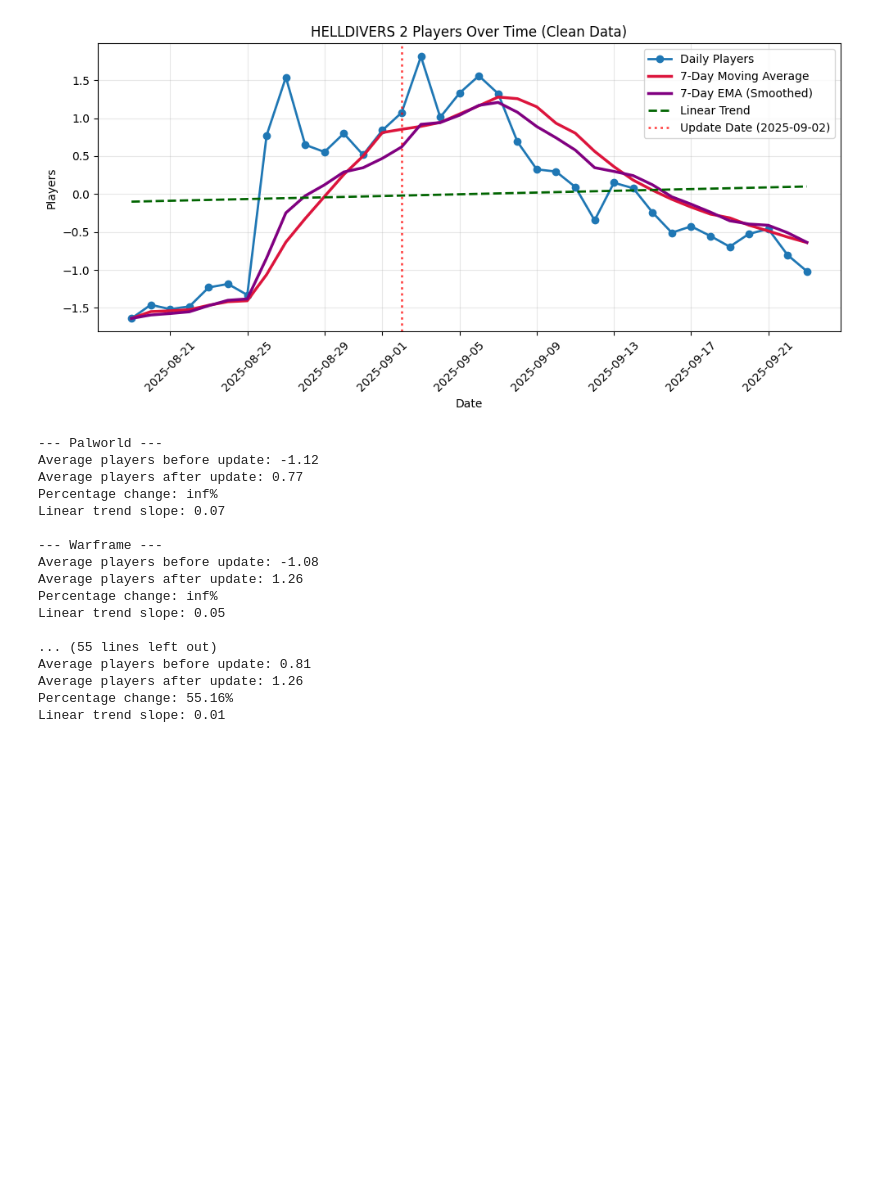
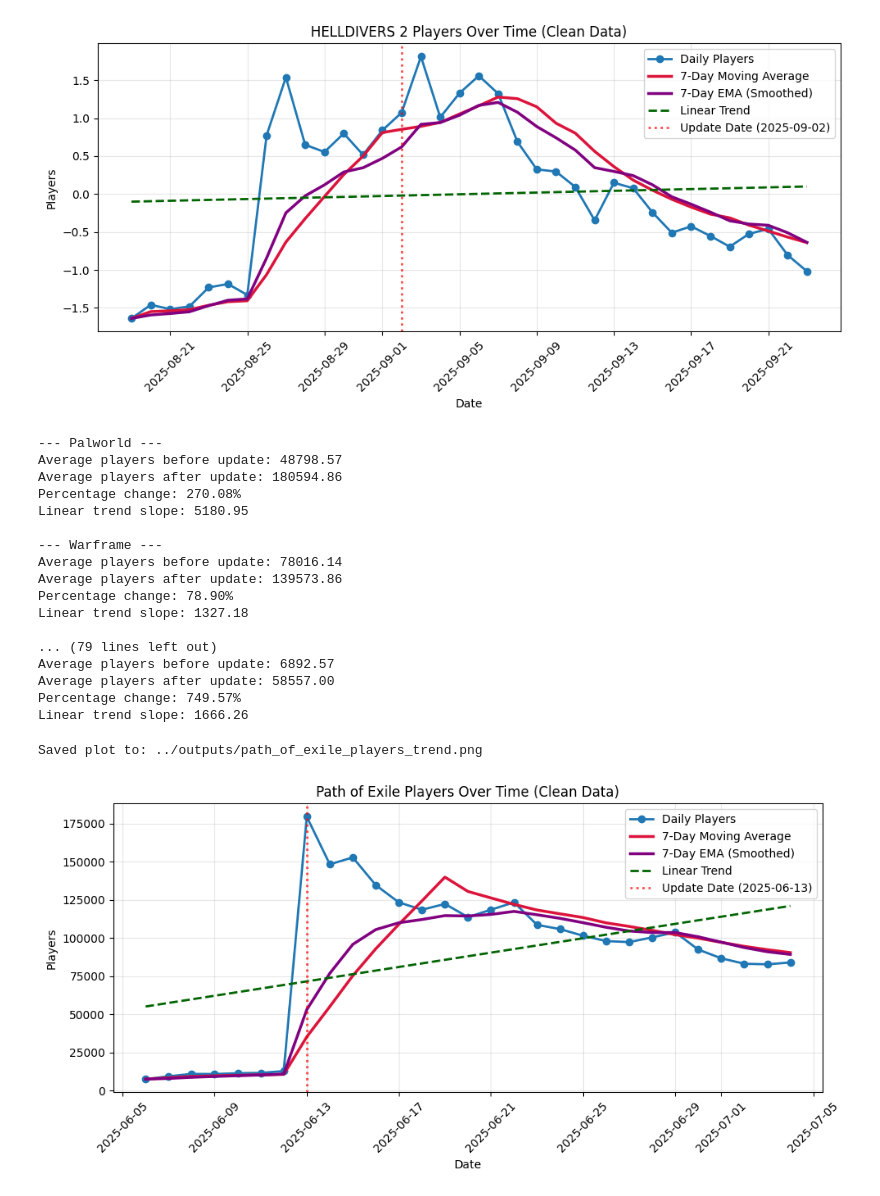
Before and after one commit to ttra0045-spec/ecc3479-project, a Jupyter notebook: code/Trend Code.ipynb, the cells around one changed output. Drawn from its saved outputs; the diff is of its cells as text; code cells hidden in the pictures; blank space fills up the shorter version.

```diff
--- a/code/Trend Code.ipynb
+++ b/code/Trend Code.ipynb
@@ -545,7 +545,11 @@ games = [
     {"name": "Apex Legends", "file": "../data:clean/apex_legends_2025-01-28_to_2025-03-04.csv", "update": "2025-02-11"},
     {"name": "Destiny 2", "file": "../data:clean/destiny_2_2024-09-24_to_2024-10-29.csv", "update": "2024-10-08"},
     {"name": "No Man's Sky", "file": "../data:clean/no_man_s_sky_2025-01-15_to_2025-02-19.csv", "update": "2025-01-29"},
-    {"name": "HELLDIVERS 2", "file": "../data:clean/helldivers_2_2025-08-19_to_2025-09-23.csv", "update": "2025-09-02"}
+    {"name": "HELLDIVERS 2", "file": "../data:clean/helldivers_2_2025-08-19_to_2025-09-23.csv", "update": "2025-09-02"},
+    {"name": "Path of Exile", "file": "../data:clean/path_of_exile_2025-06-06_to_2025-07-04.csv", "update": "2025-06-13"},
+    {"name": "Rainbow Six Siege", "file": "../data:clean/rainbow_six_siege_2024-08-19_to_2024-09-16.csv", "update": "2024-08-26"},
+    {"name": "The Finals", "file": "../data:clean/the_finals_2024-12-05_to_2025-01-02.csv", "update": "2024-12-12"},
+    {"name": "V Rising", "file": "../data:clean/v_rising_2025-04-21_to_2025-05-19.csv", "update": "2025-04-28"}
 ]
 
 # Run the analysis for each game and store the results
@@ -573,19 +577,60 @@ for name, data in results.items():
     print(f"Linear trend slope: {data['slope']:.2f}\n")
 # %% [output]
 --- Palworld ---
-Average players before update: -1.12
-Average players after update: 0.77
-Percentage change: inf%
-Linear trend slope: 0.07
+Average players before update: 48798.57
+Average players after update: 180594.86
+Percentage change: 270.08%
+Linear trend slope: 5180.95
 
 --- Warframe ---
-Average players before update: -1.08
-Average players after update: 1.26
-Percentage change: inf%
-Linear trend slope: 0.05
+Average players before update: 78016.14
+Average players after update: 139573.86
+Percentage change: 78.90%
+Linear trend slope: 1327.18
 
-... (55 lines left out)
-Average players before update: 0.81
-Average players after update: 1.26
-Percentage change: 55.16%
-Linear trend slope: 0.01
+... (79 lines left out)
+Average players before update: 6892.57
+Average players after update: 58557.00
+Percentage change: 749.57%
+Linear trend slope: 1666.26
+# %%
+import os
+import pandas as pd
+import matplotlib.pyplot as plt
+import numpy as np
+
+file_path = "../data:clean/path_of_exile_2025-06-06_to_2025-07-04.csv"
+output_path = "../outputs/path_of_exile_players_trend.png"
+os.makedirs(os.path.dirname(output_path), exist_ok=True)
+
+df = pd.read_csv(file_path)
+
+df["DateTime"] = pd.to_datetime(df["DateTime"])
+df = df.sort_values("DateTime")
+df["MA_7"] = df["Players"].rolling(window=7, min_periods=1).mean()
+df["EMA_7"] = df["Players"].ewm(span=7, adjust=False).mean()
+
+# Build a simple linear trend line across days.
+df["DayIndex"] = (df["DateTime"] - df["DateTime"].min()).dt.days
+trend_coef = np.polyfit(df["DayIndex"], df["Players"], 1)
+df["Trend"] = np.polyval(trend_coef, df["DayIndex"])
+
+plt.figure(figsize=(10, 5))
+plt.plot(df["DateTime"], df["Players"], marker="o", linewidth=2, label="Daily Players")
+plt.plot(df["DateTime"], df["MA_7"], color="crimson", linewidth=2.5, label="7-Day Moving Average")
+plt.plot(df["DateTime"], df["EMA_7"], color="purple", linewidth=2.5, label="7-Day EMA (Smoothed)")
+plt.plot(df["DateTime"], df["Trend"], color="darkgreen", linestyle="--", linewidth=2, label="Linear Trend")
+plt.axvline(x=pd.to_datetime("2025-06-13"), color="red", linestyle=":", linewidth=2, label="Update Date (2025-06-13)", alpha=0.7)
+plt.title("Path of Exile Players Over Time (Clean Data)")
+plt.xlabel("Date")
+plt.ylabel("Players")
+plt.xticks(rotation=45)
+plt.grid(True, alpha=0.3)
+plt.legend()
+plt.tight_layout()
+plt.savefig(output_path, dpi=300, bbox_inches="tight")
+print(f"Saved plot to: {output_path}")
+plt.show()
+# %% [output]
+Saved plot to: ../outputs/path_of_exile_players_trend.png
+[figure, added]
```
Also changed, not shown: parts of 3 cells of this notebook, 40 other files.
